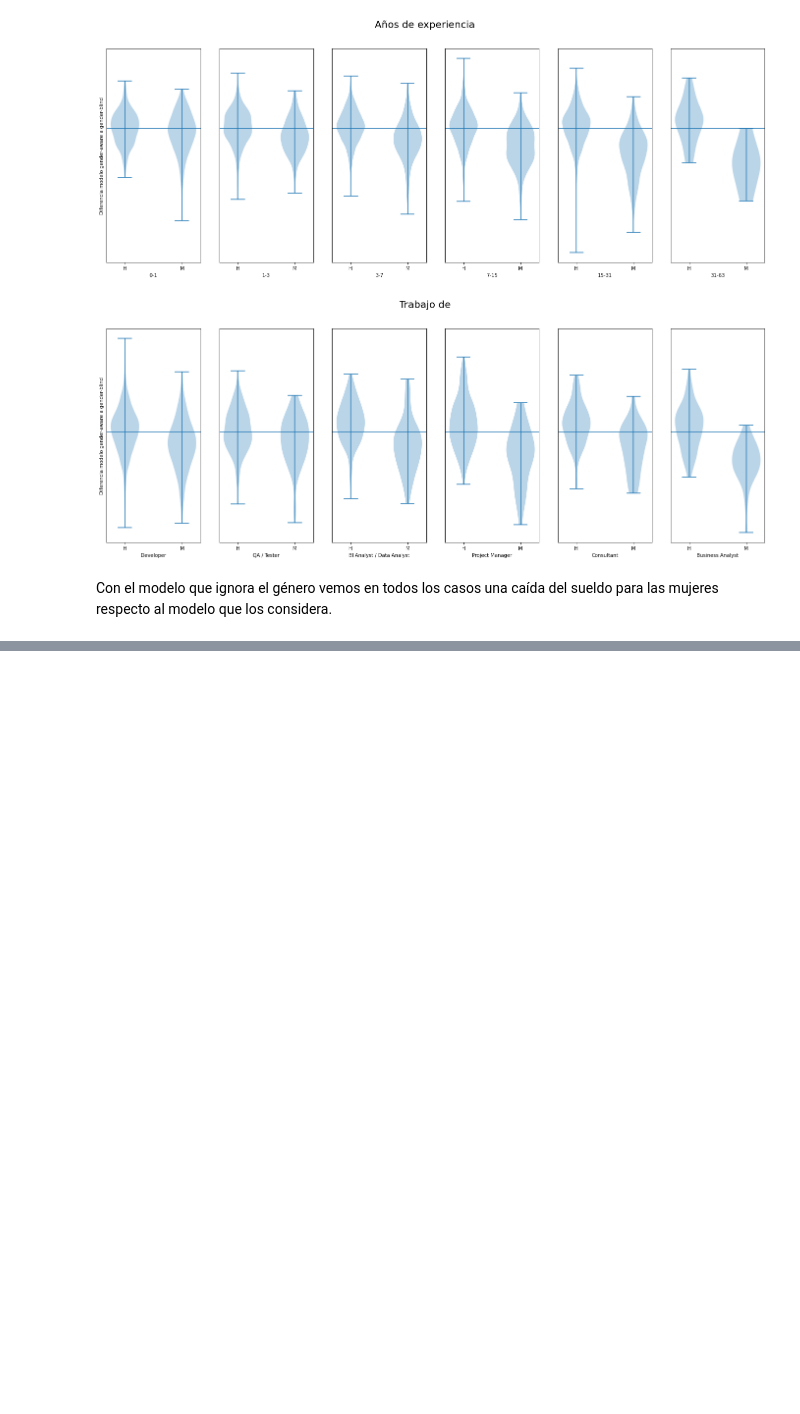
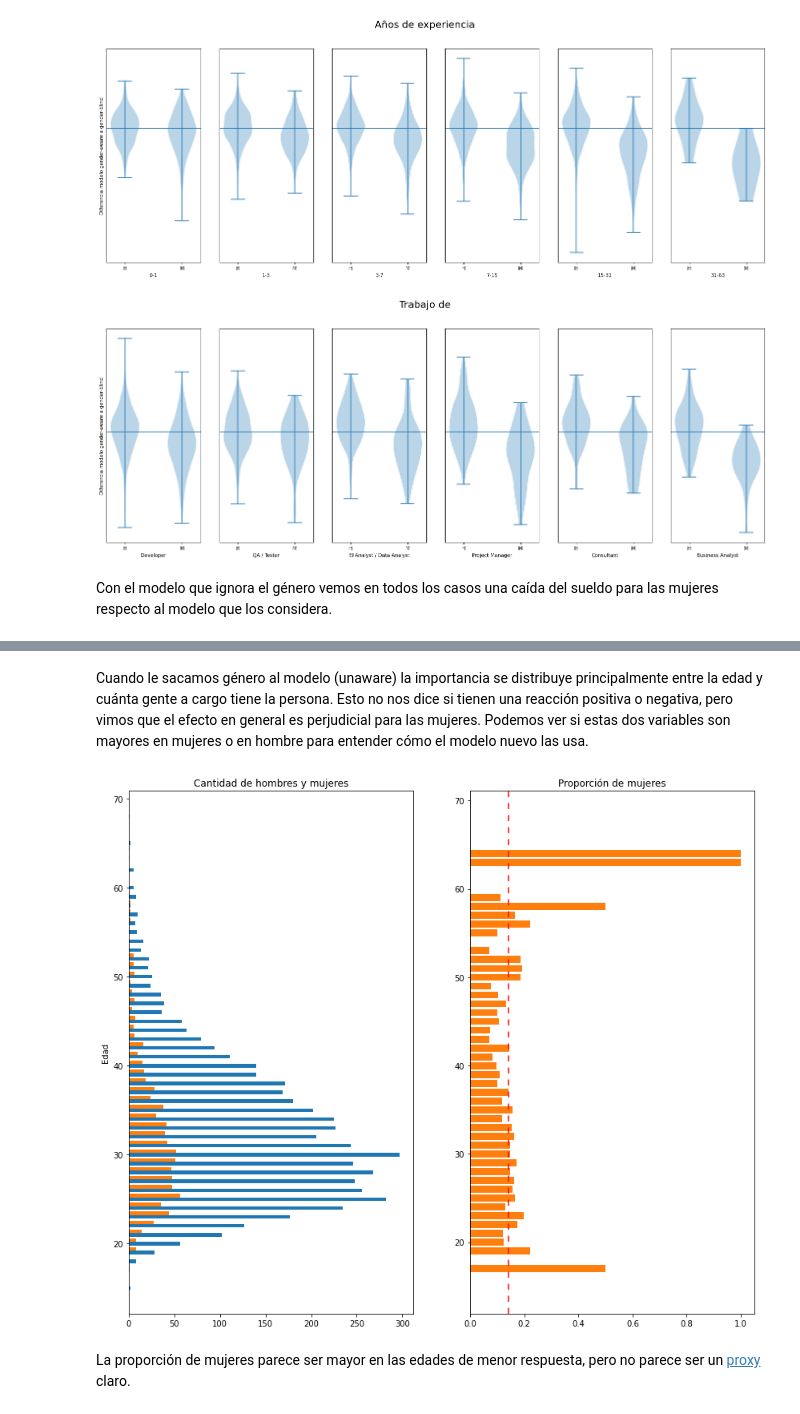
Before and after one commit to seppo0010/sysarmy-sueldos-2020.1, a Jupyter notebook: notebook/Brecha de género.ipynb, the cells around one changed output, grey strips where cells are left out. Cells and saved outputs as stored; diff of their text form; code cells hidden in the pictures; blank space fills up the shorter version.

```diff
--- a/notebook/Brecha de género.ipynb
+++ b/notebook/Brecha de género.ipynb
@@ -545,0 +590,22 @@ Con el modelo que ignora el género vemos en todos los casos una caída del suel
+# %% [markdown]
+Cuando le sacamos género al modelo (unaware) la importancia se distribuye principalmente entre la edad y cuánta gente a cargo tiene la persona. Esto no nos dice si tienen una reacción positiva o negativa, pero vimos que el efecto en general es perjudicial para las mujeres. Podemos ver si estas dos variables son mayores en mujeres o en hombre para entender cómo el modelo nuevo las usa.
+# %%
+fig, _ = plt.subplots(1, 2, figsize=(14, 12))
+ax = plt.subplot(1, 2, 1)
+h = df[df['Me identifico'] == 'Hombre']['Tengo'].value_counts().sort_index()
+m = df[df['Me identifico'] == 'Mujer']['Tengo'].value_counts().sort_index()
+ax.barh(h.keys(), h.values, 0.4)
+ax.barh(m.keys() + 0.4, m.values, 0.4);
+ax.set_title('Cantidad de hombres y mujeres');
+ax.set_ylabel('Edad')
+
+ax = plt.subplot(1, 2, 2)
+ax.barh(h.keys(), 0.0)
+all_ages = sorted(set(h.keys()).union(set(m.keys())))
+ax.barh(all_ages, [m.get(age, 0) / (h.get(age, 0) + m.get(age, 0)) for age in all_ages]);
+ax.set_title('Proporción de mujeres');
+ax.axvline(m.sum() / (h.sum() + m.sum()), color='red', dashes=(5,5));
+# %% [output]
+[figure, added]
+# %% [markdown]
+La proporción de mujeres parece ser mayor en las edades de menor respuesta, pero no parece ser un [proxy](https://en.wikipedia.org/wiki/Proxy_(statistics)) claro.
```
Also changed, not shown: parts of 5 cells of this notebook.
